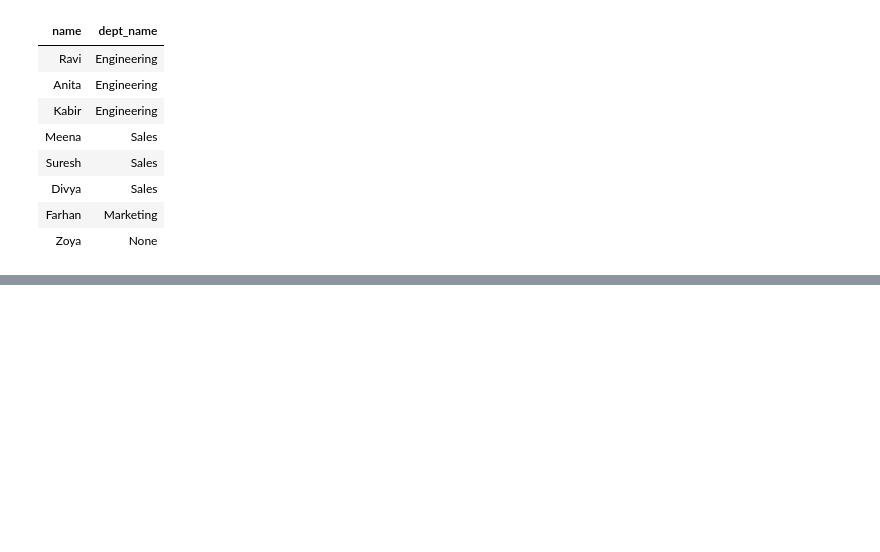
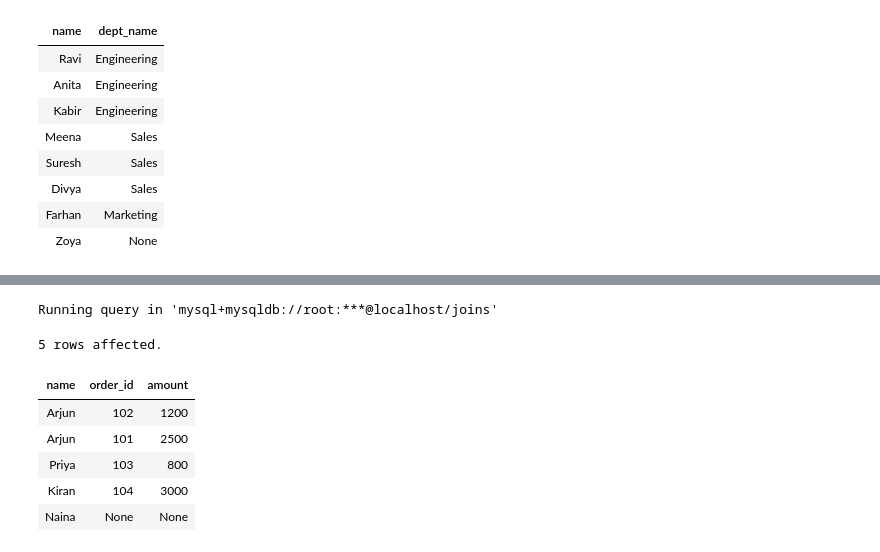
Before and after one commit to TheRajveerSingh/SQL-Journey-Basic-to-Advance, a Jupyter notebook: SQL-practice/MySQL/07_JOINSnotebook.ipynb, the cells around one changed output, grey strips where cells are left out. Drawn from its saved outputs; the diff is of its cells as text; code cells hidden in the pictures; blank space fills up the shorter version.

```diff
--- a/SQL-practice/MySQL/07_JOINSnotebook.ipynb
+++ b/SQL-practice/MySQL/07_JOINSnotebook.ipynb
@@ -414,0 +452,15 @@ Running query in 'mysql+mysqldb://root:***@localhost/joins'
+# %%
+%%sql
+# Q5: Display every customer name along with their order id and amount, including customers with no orders
+# Use LEFT JOIN: Customers is the "keep everyone" side; Naina has no orders so her order fields will be NULL
+SELECT c.name, o.order_id, o.amount FROM Customers C
+LEFT JOIN Orders O ON c.customer_id = o.customer_id;
+# %% [output]
+Running query in 'mysql+mysqldb://root:***@localhost/joins'
+5 rows affected.
+| name | order_id | amount |
+| Arjun | 102 | 1200 |
+| Arjun | 101 | 2500 |
+| Priya | 103 | 800 |
+| Kiran | 104 | 3000 |
+| Naina | None | None |
```
Also changed, not shown: parts of 7 cells of this notebook.
